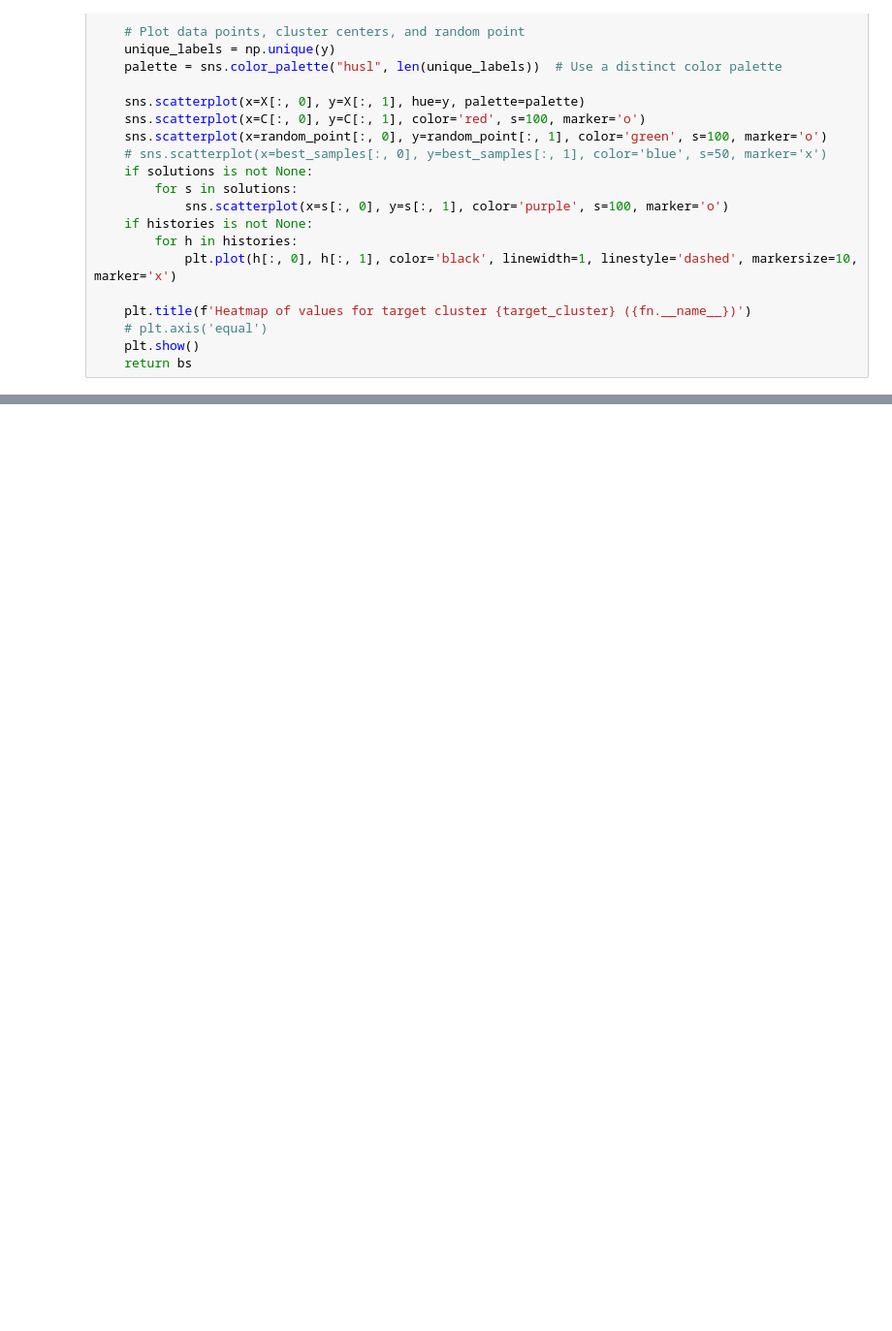
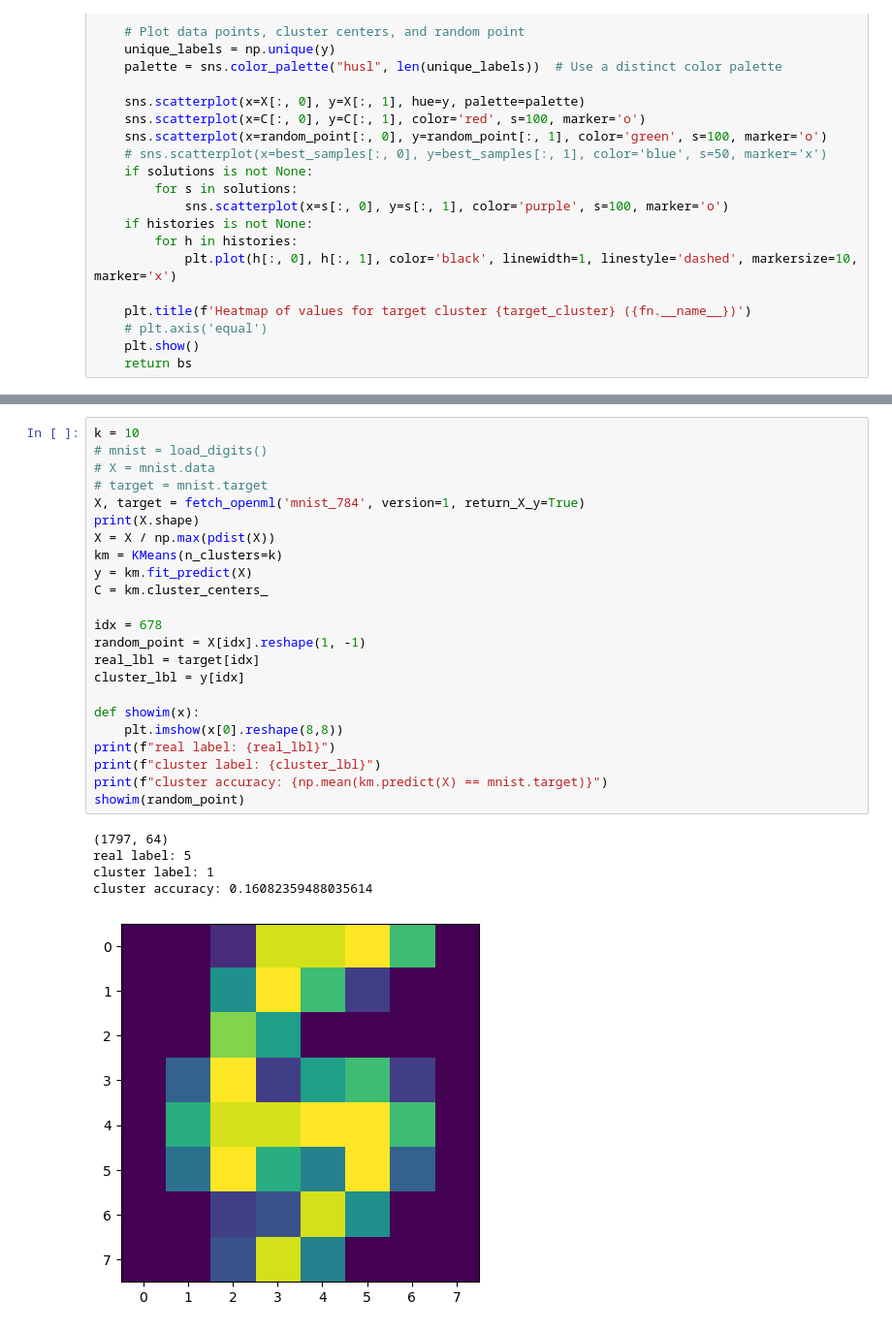
Before and after one commit to jepp3183/Thesis2025, a Jupyter notebook: code/dice_modification.ipynb, the cells around one changed output, grey strips where cells are left out. Shown at 97% size. Saved outputs shown, nothing was run; the diff lists cells and outputs as text; blank space fills up the shorter version.

Commit message:
trying with mnist

```diff
--- a/code/dice_modification.ipynb
+++ b/code/dice_modification.ipynb
@@ -196,0 +179,29 @@ iter: 31
+# %%
+k = 10
+# mnist = load_digits()
+# X = mnist.data
+# target = mnist.target
+X, target = fetch_openml('mnist_784', version=1, return_X_y=True)
+print(X.shape)
+X = X / np.max(pdist(X))
+km = KMeans(n_clusters=k)
+y = km.fit_predict(X)
+C = km.cluster_centers_
+
+idx = 678
+random_point = X[idx].reshape(1, -1)
+real_lbl = target[idx]
+cluster_lbl = y[idx]
+
+def showim(x):
+    plt.imshow(x[0].reshape(8,8))
+print(f"real label: {real_lbl}")
+print(f"cluster label: {cluster_lbl}")
+print(f"cluster accuracy: {np.mean(km.predict(X) == mnist.target)}")
+showim(random_point)
+# %% [output]
+(1797, 64)
+real label: 5
+cluster label: 1
+cluster accuracy: 0.16082359488035614
+[figure, added]
```
Also changed, not shown: parts of 4 cells of this notebook, 1 other file.
